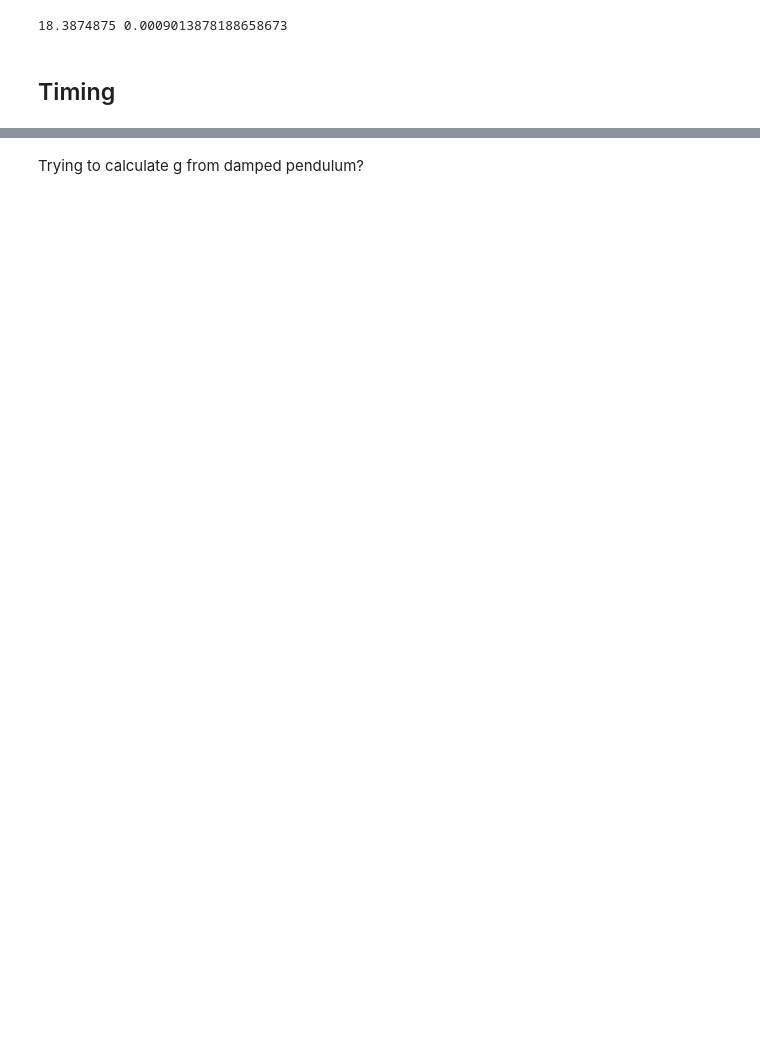
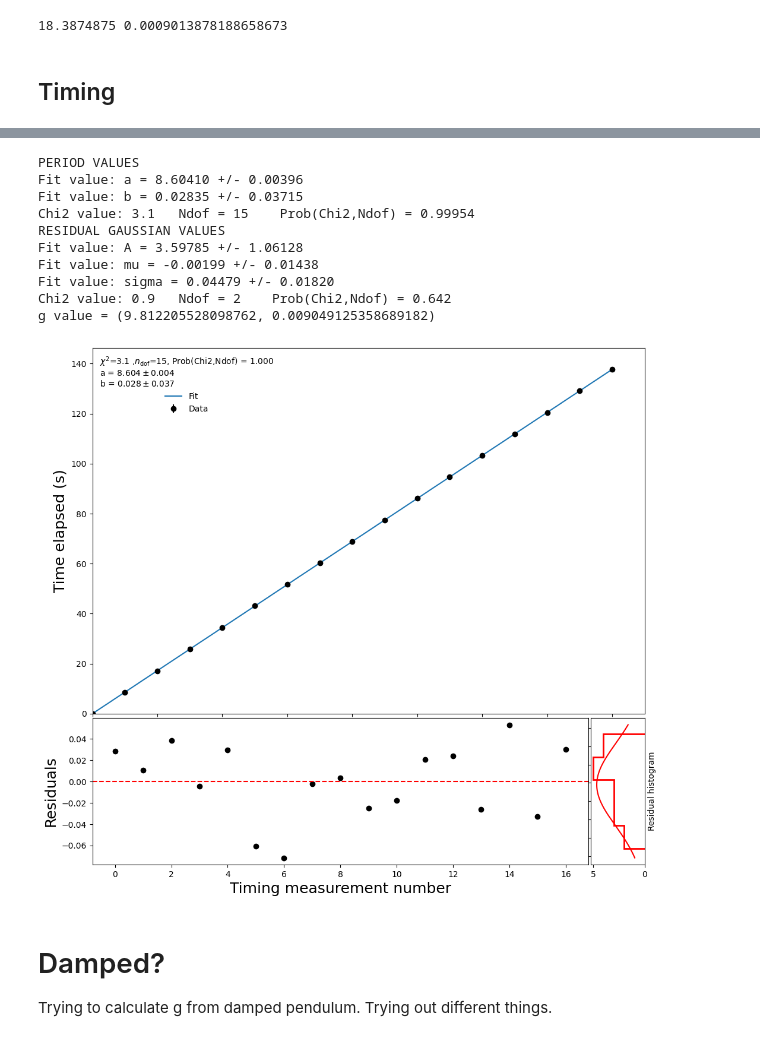
Before and after one commit to RuneEkman/AppStat-project, a Jupyter notebook: projectcode-Copy1.ipynb, the cells around one changed output, grey strips where cells are left out. Saved outputs shown, nothing was run; the diff lists cells and outputs as text; code cells hidden in the pictures; blank space fills up the shorter version.

```diff
--- a/projectcode-Copy1.ipynb
+++ b/projectcode-Copy1.ipynb
@@ -262,2 +279,17 @@ g value = (9.8243067692274, 0.024568971516402704)
+# %%
+ALL("rune4.dat", 5, L= L_laser, sig_L= L_laser_unc)
+# %% [output]
+PERIOD VALUES
+Fit value: a = 8.60410 +/- 0.00396
+Fit value: b = 0.02835 +/- 0.03715
+Chi2 value: 3.1   Ndof = 15    Prob(Chi2,Ndof) = 0.99954
+RESIDUAL GAUSSIAN VALUES
+Fit value: A = 3.59785 +/- 1.06128
+Fit value: mu = -0.00199 +/- 0.01438
+Fit value: sigma = 0.04479 +/- 0.01820
+Chi2 value: 0.9   Ndof = 2    Prob(Chi2,Ndof) = 0.642
+g value = (9.812205528098762, 0.009049125358689182)
+[figure, added]
 # %% [markdown]
-Trying to calculate g from damped pendulum?
+# Damped?
+Trying to calculate g from damped pendulum. Trying out different things.
```
Also changed, not shown: parts of 6 cells of this notebook, 2 other files.
